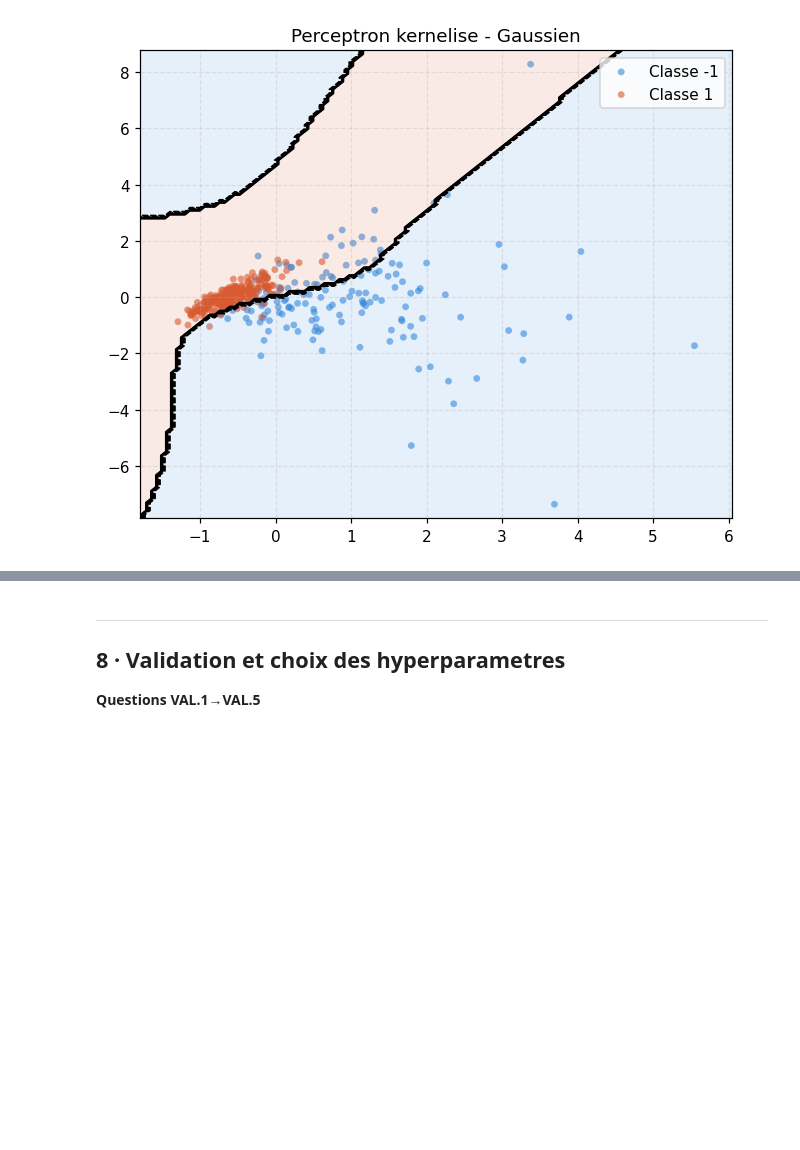
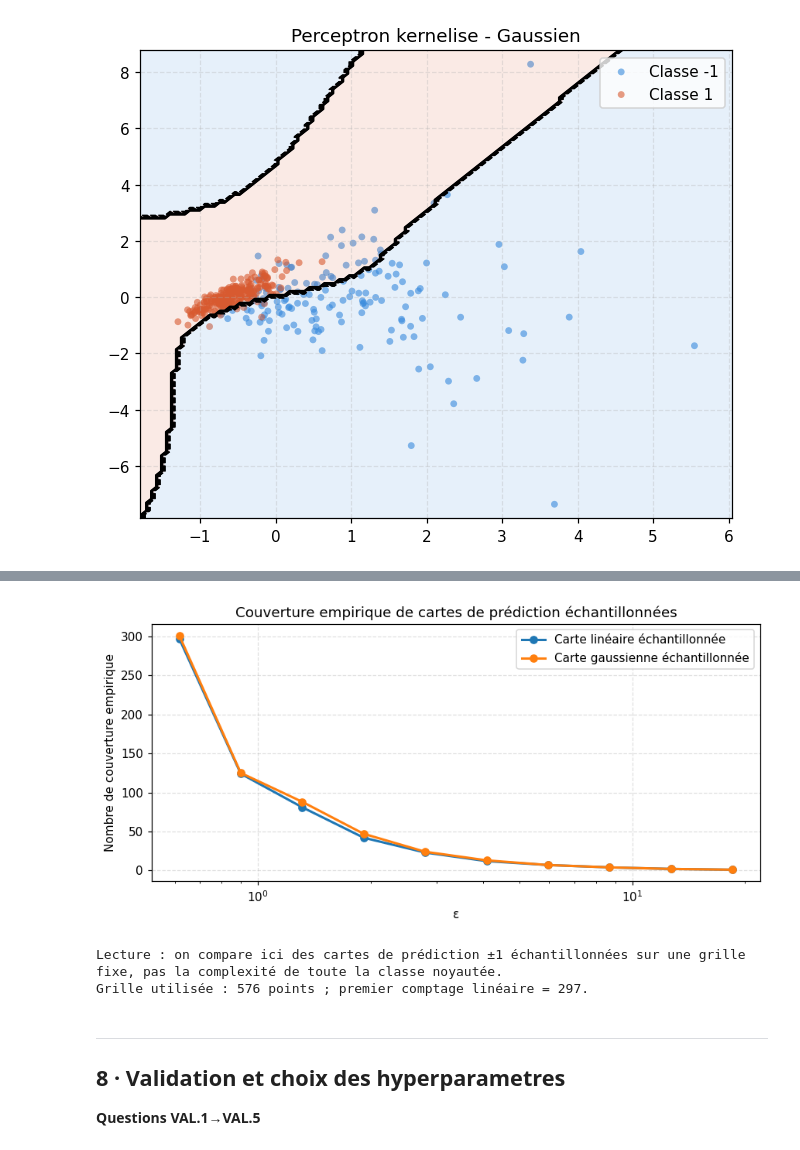
Before and after one commit to Eymeee/online-learning-from-scratch, a Jupyter notebook: TP5/TP5_online_supervised.ipynb, the cells around one changed output, grey strips where cells are left out. Drawn from its saved outputs; the diff is of its cells as text; code cells hidden in the pictures; blank space fills up the shorter version.

```diff
--- a/TP5/TP5_online_supervised.ipynb
+++ b/TP5/TP5_online_supervised.ipynb
@@ -271,3 +330,43 @@ for kname, sv, alp in [('Lineaire',sv_lin,alp_lin),('Gaussien',sv_rbf,alp_rbf)]:
+# %%
+tp5_kx = np.linspace(X_tr_2d_s[:, 0].min() - 0.5, X_tr_2d_s[:, 0].max() + 0.5, 24)
+tp5_ky = np.linspace(X_tr_2d_s[:, 1].min() - 0.5, X_tr_2d_s[:, 1].max() + 0.5, 24)
+tp5_kxx, tp5_kyy = np.meshgrid(tp5_kx, tp5_ky)
+tp5_kgrid = np.column_stack([tp5_kxx.ravel(), tp5_kyy.ravel()])
+
+tp5_kpred_lin = kernelized_perceptron_predict(sv_lin, alp_lin, kfn_lin, tp5_kgrid).astype(float)
+tp5_kpred_rbf = kernelized_perceptron_predict(sv_rbf, alp_rbf, kfn_rbf, tp5_kgrid).astype(float)
+
+tp5_kmaps = {
+    'Carte linéaire échantillonnée': np.column_stack([tp5_kgrid, tp5_kpred_lin]),
+    'Carte gaussienne échantillonnée': np.column_stack([tp5_kgrid, tp5_kpred_rbf]),
+}
+
+tp5_k_scale = max(
+    np.linalg.norm(tp5_obj.max(axis=0) - tp5_obj.min(axis=0))
+    for tp5_obj in tp5_kmaps.values()
+)
+tp5_k_eps = np.geomspace(max(tp5_k_scale / 30, 1e-3), tp5_k_scale, 10)
+
+fig, ax = plt.subplots(figsize=(8, 4))
+for tp5_label, tp5_obj in tp5_kmaps.items():
+    tp5_counts = covering_number_curve(tp5_obj, tp5_k_eps)
+    ax.plot(tp5_k_eps, tp5_counts, marker='o', linewidth=2, label=tp5_label)
+
+ax.set_xscale('log')
+ax.set_xlabel('ε')
+ax.set_ylabel('Nombre de couverture empirique')
+ax.set_title('Couverture empirique de cartes de prédiction échantillonnées')
+ax.grid(True, linestyle='--', alpha=0.4)
+ax.legend()
+plt.tight_layout()
+plt.show()
+
+print('Lecture : on compare ici des cartes de prédiction ±1 échantillonnées sur une grille fixe, pas la complexité de toute la classe noyautée.')
+print(f'Grille utilisée : {len(tp5_kgrid)} points ; premier comptage linéaire = {empirical_covering_number(tp5_kmaps["Carte linéaire échantillonnée"], tp5_k_eps[0]):.0f}.')
+# %% [output]
+[figure, added]
+Lecture : on compare ici des cartes de prédiction ±1 échantillonnées sur une grille fixe, pas la complexité de toute la classe noyautée.
+Grille utilisée : 576 points ; premier comptage linéaire = 297.
 # %% [markdown]
 ---
 ## 8 · Validation et choix des hyperparametres
```
Also changed, not shown: parts of 5 cells of this notebook, 2 other files.
